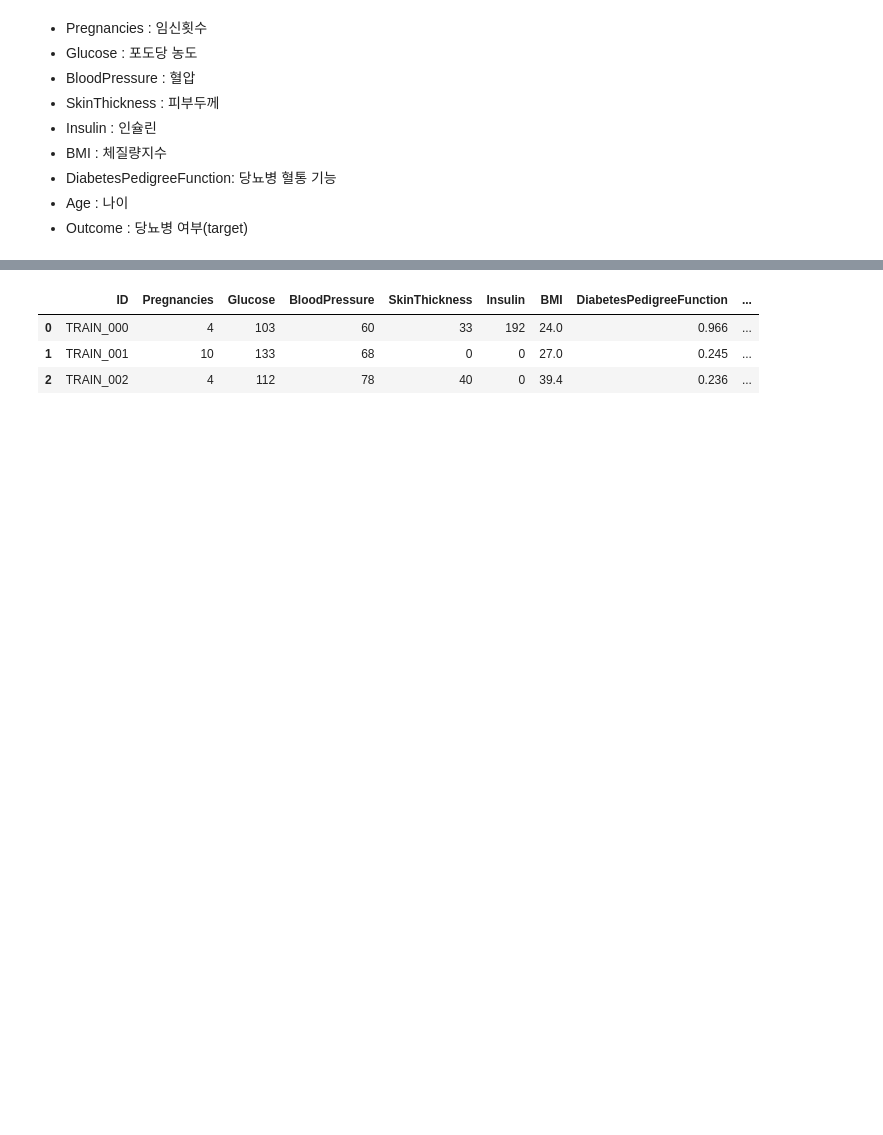
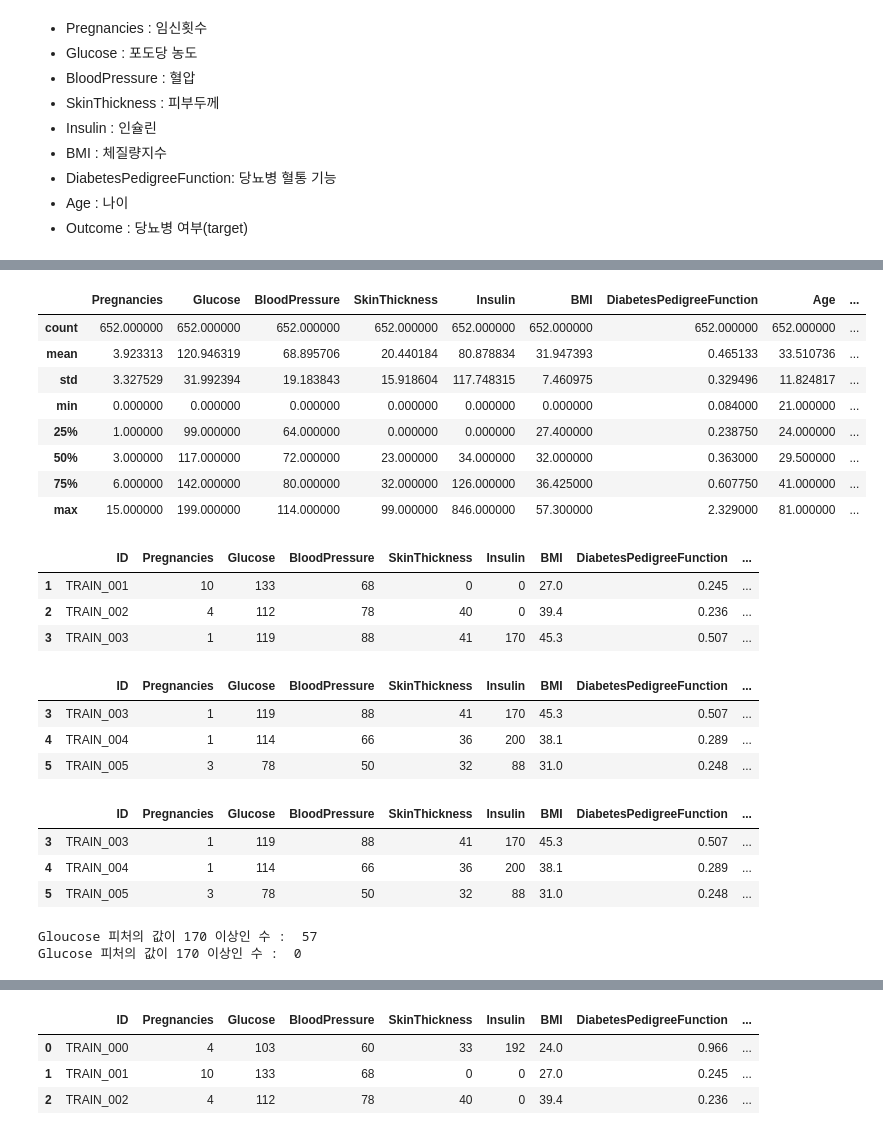
Before and after one commit to godud2604/ml-study, a Jupyter notebook: Project/당뇨병위험분류예측/stage.ipynb, the cells around one changed output, grey strips where cells are left out. Saved outputs shown, nothing was run; the diff lists cells and outputs as text; code cells hidden in the pictures; blank space fills up the shorter version.

```diff
--- a/Project/당뇨병위험분류예측/stage.ipynb
+++ b/Project/당뇨병위험분류예측/stage.ipynb
@@ -20,0 +41,47 @@ submission = raw_data_submission.copy()
+# %%
+train.describe()
+# %% [output]
+|  | Pregnancies | Glucose | BloodPressure | SkinThickness | Insulin | BMI | DiabetesPedigreeFunction | Age | ... |
+| count | 652.000000 | 652.000000 | 652.000000 | 652.000000 | 652.000000 | 652.000000 | 652.000000 | 652.000000 | ... |
+| mean | 3.923313 | 120.946319 | 68.895706 | 20.440184 | 80.878834 | 31.947393 | 0.465133 | 33.510736 | ... |
+| std | 3.327529 | 31.992394 | 19.183843 | 15.918604 | 117.748315 | 7.460975 | 0.329496 | 11.824817 | ... |
+| min | 0.000000 | 0.000000 | 0.000000 | 0.000000 | 0.000000 | 0.000000 | 0.084000 | 21.000000 | ... |
+| 25% | 1.000000 | 99.000000 | 64.000000 | 0.000000 | 0.000000 | 27.400000 | 0.238750 | 24.000000 | ... |
+| 50% | 3.000000 | 117.000000 | 72.000000 | 23.000000 | 34.000000 | 32.000000 | 0.363000 | 29.500000 | ... |
+| 75% | 6.000000 | 142.000000 | 80.000000 | 32.000000 | 126.000000 | 36.425000 | 0.607750 | 41.000000 | ... |
+| max | 15.000000 | 199.000000 | 114.000000 | 99.000000 | 846.000000 | 57.300000 | 2.329000 | 81.000000 | ... |
+# %%
+# iloc메서드는 integer location의 줄임말로, 위치기반 인덱싱(Position-based indexing)을 수행하는 메서드이다.
+
+train.iloc[1:4]
+# %% [output]
+|  | ID | Pregnancies | Glucose | BloodPressure | SkinThickness | Insulin | BMI | DiabetesPedigreeFunction | ... |
+| 1 | TRAIN_001 | 10 | 133 | 68 | 0 | 0 | 27.0 | 0.245 | ... |
+| 2 | TRAIN_002 | 4 | 112 | 78 | 40 | 0 | 39.4 | 0.236 | ... |
+| 3 | TRAIN_003 | 1 | 119 | 88 | 41 | 170 | 45.3 | 0.507 | ... |
+# %%
+train.loc[3:5]
+# %% [output]
+|  | ID | Pregnancies | Glucose | BloodPressure | SkinThickness | Insulin | BMI | DiabetesPedigreeFunction | ... |
+| 3 | TRAIN_003 | 1 | 119 | 88 | 41 | 170 | 45.3 | 0.507 | ... |
+| 4 | TRAIN_004 | 1 | 114 | 66 | 36 | 200 | 38.1 | 0.289 | ... |
+| 5 | TRAIN_005 | 3 | 78 | 50 | 32 | 88 | 31.0 | 0.248 | ... |
+# %%
+train.loc[3:5]
+# train.loc['TRAIN_003':'TRAIN_005']
+# %% [output]
+|  | ID | Pregnancies | Glucose | BloodPressure | SkinThickness | Insulin | BMI | DiabetesPedigreeFunction | ... |
+| 3 | TRAIN_003 | 1 | 119 | 88 | 41 | 170 | 45.3 | 0.507 | ... |
+| 4 | TRAIN_004 | 1 | 114 | 66 | 36 | 200 | 38.1 | 0.289 | ... |
+| 5 | TRAIN_005 | 3 | 78 | 50 | 32 | 88 | 31.0 | 0.248 | ... |
+# %%
+print('Gloucose 피처의 값이 170 이상인 수 : ', len(train[train['Glucose'] >= 170]))
+
+# loc[조건, '적용할 피처명'] = 변경할 값
+# 위의 형태로 데이터를 변경할 수 있다.
+train.loc[train['Glucose'] >= 170, 'Glucose'] = 169
+
+print('Glucose 피처의 값이 170 이상인 수 : ',len(train[train['Glucose'] >= 170]))
+# %% [output]
+Gloucose 피처의 값이 170 이상인 수 :  57
+Glucose 피처의 값이 170 이상인 수 :  0
```
Also changed, not shown: parts of 33 cells of this notebook.
